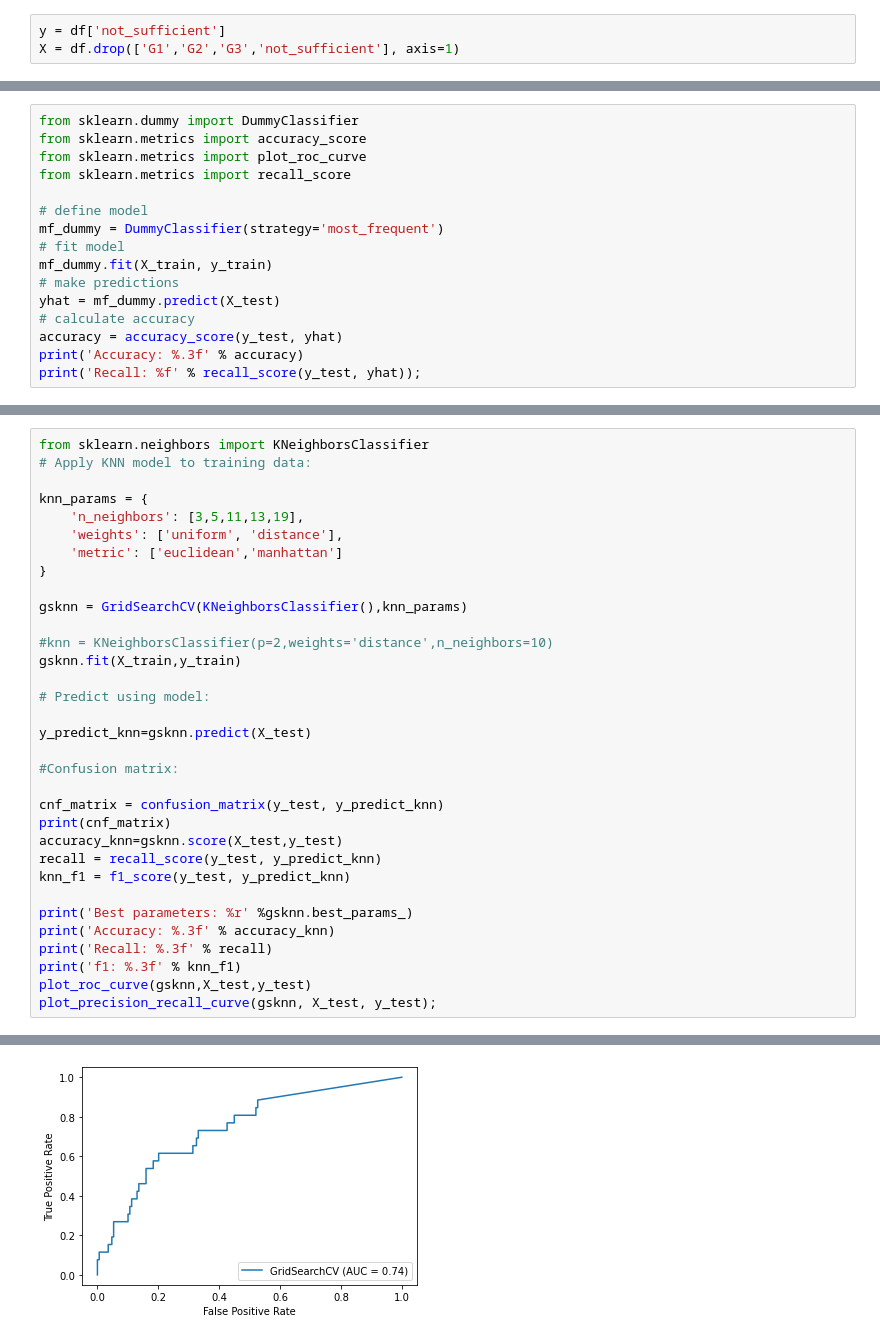
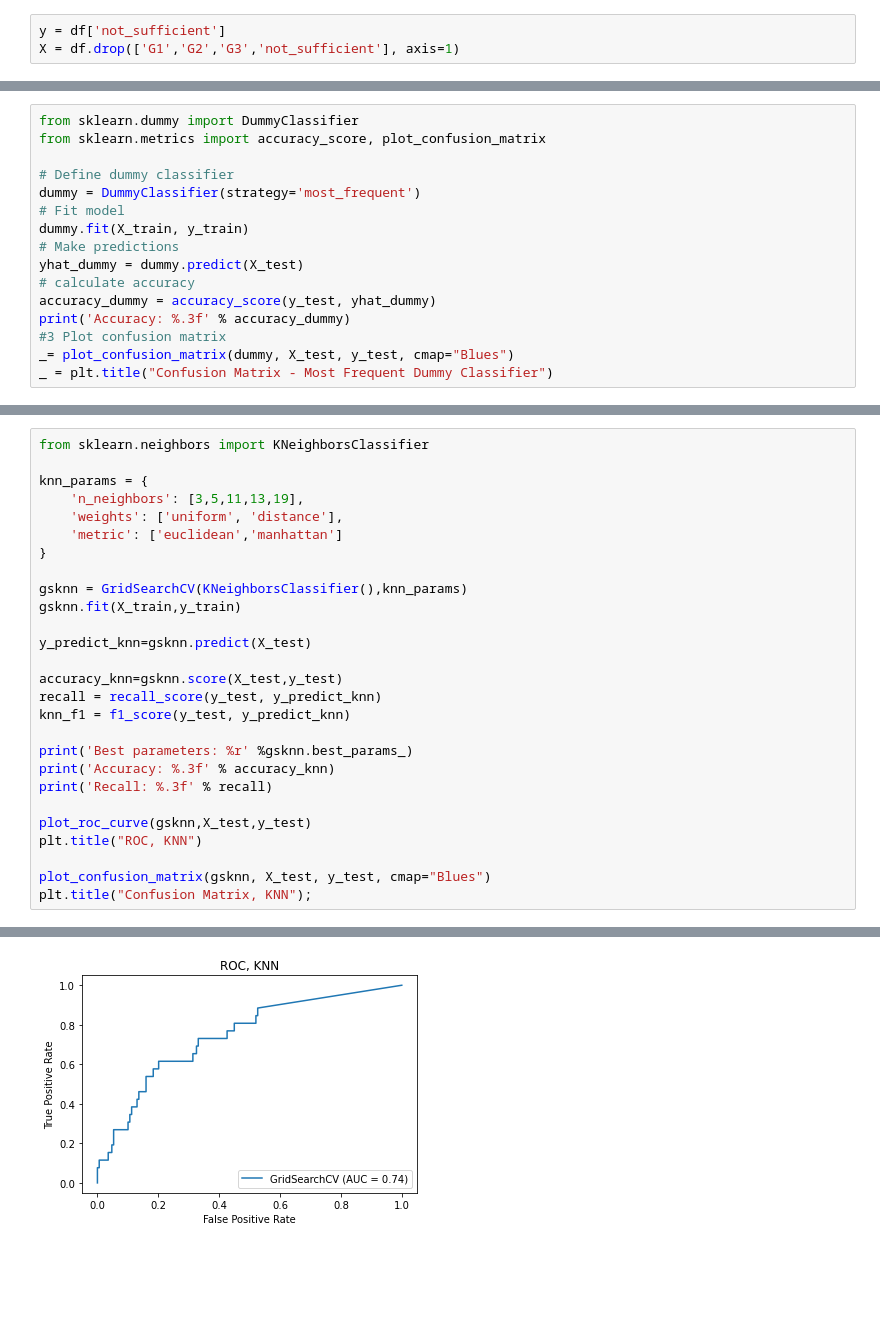
Before and after one commit to ipaulson/sb_curriculum, a Jupyter notebook: sb-capstone2/notebooks/modeling.ipynb, the cells around one changed output, grey strips where cells are left out. Saved outputs shown, nothing was run; the diff lists cells and outputs as text; blank space fills up the shorter version.

```diff
--- a/sb-capstone2/notebooks/modeling.ipynb
+++ b/sb-capstone2/notebooks/modeling.ipynb
@@ -92,18 +107,18 @@ X_test = scaler_x.transform(X_test)
 # %%
 from sklearn.dummy import DummyClassifier
-from sklearn.metrics import accuracy_score
-from sklearn.metrics import plot_roc_curve
-from sklearn.metrics import recall_score
+from sklearn.metrics import accuracy_score, plot_confusion_matrix
 
-# define model
-mf_dummy = DummyClassifier(strategy='most_frequent')
-# fit model
-mf_dummy.fit(X_train, y_train)
-# make predictions
-yhat = mf_dummy.predict(X_test)
+# Define dummy classifier
+dummy = DummyClassifier(strategy='most_frequent')
+# Fit model
+dummy.fit(X_train, y_train)
+# Make predictions
+yhat_dummy = dummy.predict(X_test)
 # calculate accuracy
-accuracy = accuracy_score(y_test, yhat)
-print('Accuracy: %.3f' % accuracy)
-print('Recall: %f' % recall_score(y_test, yhat));
+accuracy_dummy = accuracy_score(y_test, yhat_dummy)
+print('Accuracy: %.3f' % accuracy_dummy)
+#3 Plot confusion matrix
+_= plot_confusion_matrix(dummy, X_test, y_test, cmap="Blues")
+_ = plt.title("Confusion Matrix - Most Frequent Dummy Classifier")
 # %% [output]
 Accuracy: 0.867
@@ -146,6 +181,5 @@ f1: 0.400
 # %%
 from sklearn.neighbors import KNeighborsClassifier
-# Apply KNN model to training data:
 
 knn_params = {
     'n_neighbors': [3,5,11,13,19],
@@ -154,18 +188,10 @@ knn_params = {
 }
 
 gsknn = GridSearchCV(KNeighborsClassifier(),knn_params)
-
-#knn = KNeighborsClassifier(p=2,weights='distance',n_neighbors=10)
 gsknn.fit(X_train,y_train)
-
-# Predict using model:
 
 y_predict_knn=gsknn.predict(X_test)
 
-#Confusion matrix:
-
-cnf_matrix = confusion_matrix(y_test, y_predict_knn)
-print(cnf_matrix)
 accuracy_knn=gsknn.score(X_test,y_test)
 recall = recall_score(y_test, y_predict_knn)
 knn_f1 = f1_score(y_test, y_predict_knn)
@@ -173,7 +199,10 @@ knn_f1 = f1_score(y_test, y_predict_knn)
 print('Best parameters: %r' %gsknn.best_params_)
 print('Accuracy: %.3f' % accuracy_knn)
 print('Recall: %.3f' % recall)
-print('f1: %.3f' % knn_f1)
+
 plot_roc_curve(gsknn,X_test,y_test)
-plot_precision_recall_curve(gsknn, X_test, y_test);
+plt.title("ROC, KNN")
+
+plot_confusion_matrix(gsknn, X_test, y_test, cmap="Blues")
+plt.title("Confusion Matrix, KNN");
 # %% [output]
@@ -186 +212 @@ f1: 0.074
-[figure, old version]
+[figure, new version]
```
Also changed, not shown: parts of 32 cells of this notebook.
